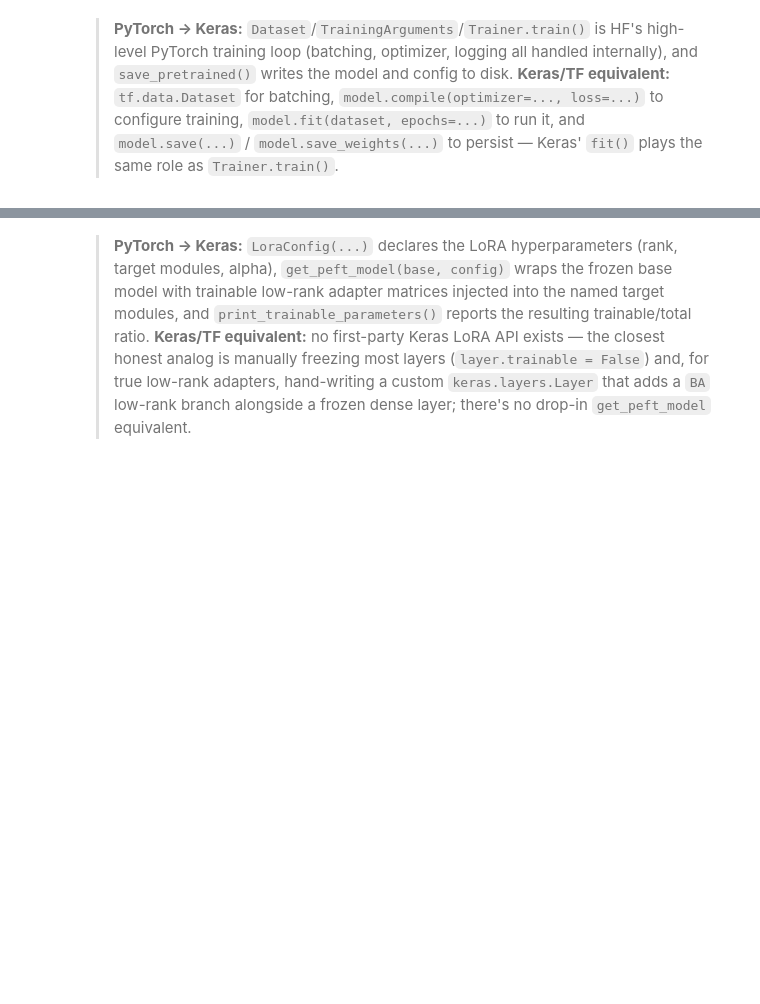
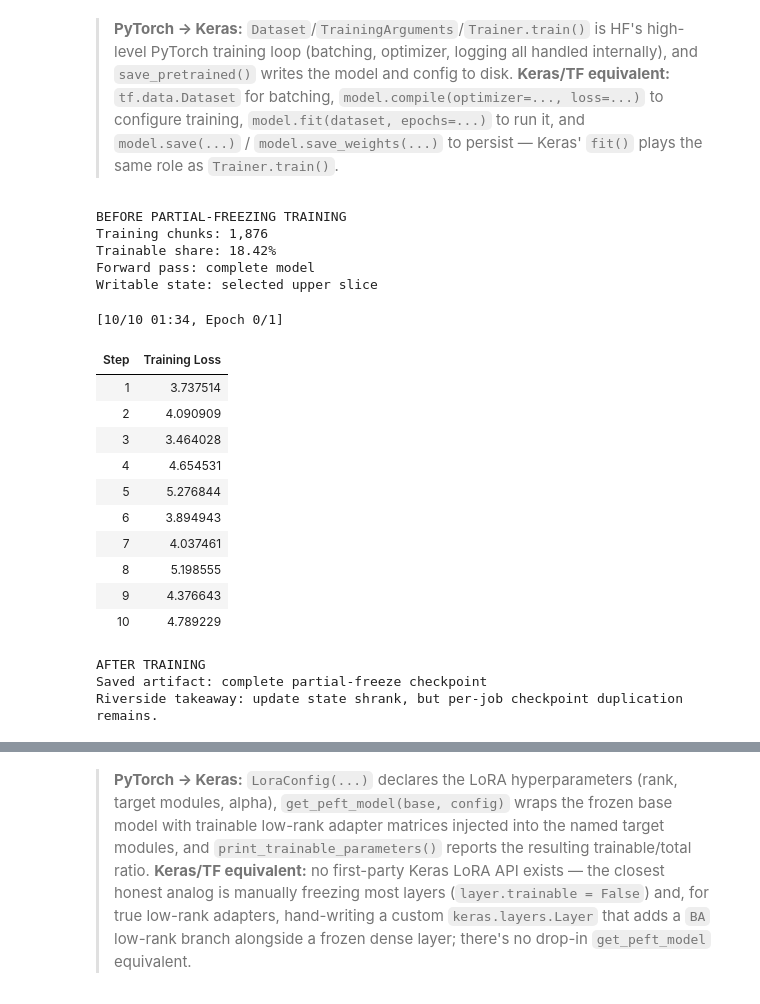
Before and after one commit to dsgouda7/ai-portfolio, a Jupyter notebook: learning/genai/03-llm-finetuning/02-llm-finetuning-parameter-techniques.ipynb, the cells around one changed output, grey strips where cells are left out. Drawn from its saved outputs; the diff is of its cells as text; code cells hidden in the pictures; blank space fills up the shorter version.

```diff
--- a/learning/genai/03-llm-finetuning/02-llm-finetuning-parameter-techniques.ipynb
+++ b/learning/genai/03-llm-finetuning/02-llm-finetuning-parameter-techniques.ipynb
@@ -458,46 +915,61 @@ print("Tied token embedding/output head remains frozen.")
 # %% [markdown]
 > **PyTorch → Keras:** `Dataset`/`TrainingArguments`/`Trainer.train()` is HF's high-level PyTorch training loop (batching, optimizer, logging all handled internally), and `save_pretrained()` writes the model and config to disk. **Keras/TF equivalent:** `tf.data.Dataset` for batching, `model.compile(optimizer=..., loss=...)` to configure training, `model.fit(dataset, epochs=...)` to run it, and `model.save(...)` / `model.save_weights(...)` to persist — Keras' `fit()` plays the same role as `Trainer.train()`.
 # %%
-# Run the same training objective while changing only which parameters may update.
-strategy_paragraphs = load_corpus_paragraphs(novels=["scifi"])
-freeze_dataset = Dataset.from_dict({"text": strategy_paragraphs})
-freeze_tokenized = freeze_dataset.map(
-    lambda examples: tokenize_causal(examples, tokenizer),
-    batched=True,
-    remove_columns=["text"],
-)
-
+# Reuse the exact shared Aria chunks; only the trainable parameter mask changes.
 freeze_trainable = sum(
-    parameter.numel() for parameter in freeze_model.parameters()
+    parameter.numel()
+    for parameter in freeze_model.parameters()
     if parameter.requires_grad
 )
 freeze_total = sum(parameter.numel() for parameter in freeze_model.parameters())
+
 print("BEFORE PARTIAL-FREEZING TRAINING")
-print(f"Training chunks: {len(freeze_tokenized):,}")
+print(f"Training chunks: {len(strategy_tokenized):,}")
 print(f"Trainable share: {100 * freeze_trainable / freeze_total:.2f}%")
 print("Forward pass: complete model")
 print("Writable state: selected upper slice")
 
 training_args_freeze = TrainingArguments(
     output_dir=str(CHECKPOINT_DIR / "partial-freeze"),
     per_device_train_batch_size=1,
     max_steps=DEMO_TRAIN_STEPS,
     logging_steps=1,
     save_strategy="no",
     learning_rate=1e-4,
     report_to="none",
 )
 trainer_freeze = Trainer(
     model=freeze_model,
     args=training_args_freeze,
-    train_dataset=freeze_tokenized,
+    train_dataset=strategy_tokenized,
 )
 trainer_freeze.train()
-freeze_model.save_pretrained(str(CHECKPOINT_DIR / "partial-freeze"))
+freeze_model.save_pretrained(CHECKPOINT_DIR / "partial-freeze")
 
 print("\nAFTER TRAINING")
 print("Saved artifact: complete partial-freeze checkpoint")
 print("Riverside takeaway: update state shrank, but per-job checkpoint duplication remains.")
+# %% [output]
+BEFORE PARTIAL-FREEZING TRAINING
+Training chunks: 1,876
+Trainable share: 18.42%
+Forward pass: complete model
+Writable state: selected upper slice
+[10/10 01:34, Epoch 0/1]
+| Step | Training Loss |
+| 1 | 3.737514 |
+| 2 | 4.090909 |
+| 3 | 3.464028 |
+| 4 | 4.654531 |
+| 5 | 5.276844 |
+| 6 | 3.894943 |
+| 7 | 4.037461 |
+| 8 | 5.198555 |
+| 9 | 4.376643 |
+| 10 | 4.789229 |
+AFTER TRAINING
+Saved artifact: complete partial-freeze checkpoint
+Riverside takeaway: update state shrank, but per-job checkpoint duplication remains.
 # %% [markdown]
 ## Concept 6: LoRA - Share One Base Across Riverside Jobs
 
```
Also changed, not shown: parts of 41 cells of this notebook, 17 other files.
